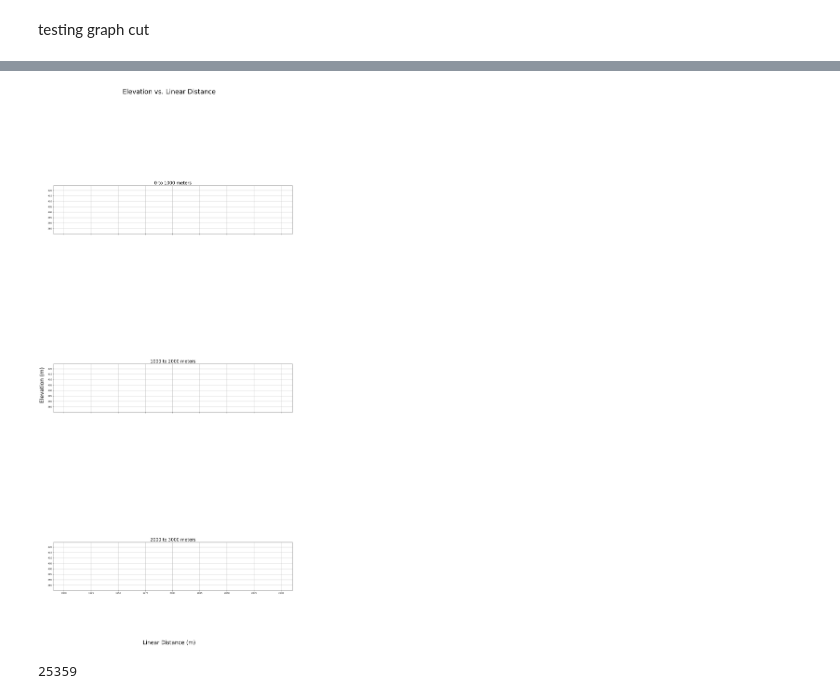
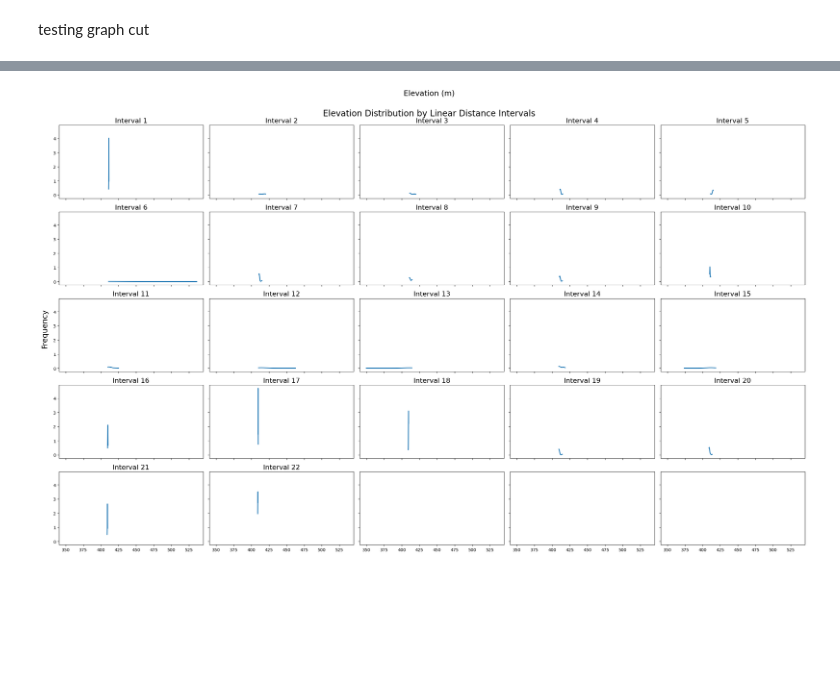
Before and after one commit to 1kaiser/ICESAT2, a Jupyter notebook: ICESAT2_tracks_intersection_plotting.ipynb, the cells around one changed output, grey strips where cells are left out. Saved outputs shown, nothing was run; the diff lists cells and outputs as text; code cells hidden in the pictures; blank space fills up the shorter version.

Commit message:
plotting histograms to the sections

```diff
--- a/ICESAT2_tracks_intersection_plotting.ipynb
+++ b/ICESAT2_tracks_intersection_plotting.ipynb
@@ -349,7 +292,7 @@ points_2 = [Point(lon, lat) for lat, lon in zip(lat_2, lon_2)]
 
 # Find the intersection of the two tracks
 intersection = unary_union([LineString(points_1).intersection(LineString(points_2))])
-buffer_region_in_meters = 1000 #@param {type:"raw"} # in meters
+buffer_region_in_meters = 100 #@param {type:"raw"} # in meters
 buffer_region = 1/(110 * 1000)* buffer_region_in_meters
 
 # Create a buffer around the intersection point
@@ -416,7 +359,7 @@ ax2.set_title('Tracks 1 and 2 with Intersection Buffer')
 ax2.legend(['Track 1', 'Track 2'], loc='lower right', scatterpoints=10)
 ################################################################################< elevation vs latitude
 median_height = np.median(np.concatenate((height_1_buf, height_2_buf)))
-buffer_height = 100 #@param {type:"raw"}
+buffer_height = 1 #@param {type:"raw"}
 
 ax3 = fig.add_axes([0.5 -w_x/2 , 0-h_y , w_x , h_y], sharey=ax2)
 ax3.set_position([pos.x0 + pos.width , pos.y0 , w_x/3, pos.height])
@@ -762,5 +683,4 @@ plt.show()
 # %%
-import numpy as np
 import matplotlib.pyplot as plt
 
 # Define haversine function
@@ -771,58 +691,63 @@ def haversine(lat1, lon1, lat2, lon2):
     lat1 = np.radians(lat1)
     lat2 = np.radians(lat2)
     a = np.sin(dLat/2)**2 + np.cos(lat1)*np.cos(lat2)*np.sin(dLon/2)**2
     c = 2*np.arcsin(np.sqrt(a))
     return R*c*1000.0
 
 # Load data from .npy file
 data = np.load('/content/point_cloud.npy')
 
 # Extract latitude, longitude, and elevation data
-lon = data[:,0]
-lat = data[:,1]
-elev = data[:,2]
+lon, lat, elev = data[:,0], data[:,1], data[:,2]
 
 # Calculate linear distance between points
 dist = np.zeros_like(lat)
 for i in range(1, len(lat)):
     dist[i] = dist[i-1] + haversine(lat[i-1], lon[i-1], lat[i], lon[i])
 
 # Partition along the linear distance axis with 10-meter intervals
-in_terval = 1000
-dist_intervals = np.arange(0, np.ceil(np.max(dist)), in_terval)
+interval = 10
+dist_intervals = np.arange(0, np.ceil(np.max(dist)), interval)
 num_intervals = len(dist_intervals)
 elev_intervals = [np.array([]) for i in range(num_intervals)]
 
 # Append masked elevation values to the corresponding interval array
 for i in range(num_intervals):
-    mask = (dist_intervals[i] <= dist) & (dist < dist_intervals[i] + 10) & (~np.isnan(elev))
+    mask = (dist_intervals[i] <= dist) & (dist < dist_intervals[i] + interval) & (~np.isnan(elev))
     elev_intervals[i] = elev[mask]
+#########################################################################################################################
+import matplotlib.pyplot as plt
+from scipy.stats import gaussian_kde
 
-# Create subplots and plot scatter plots for each interval
-fig, axs = plt.subplots(num_intervals, sharex=True, sharey=True, figsize=(20, 40))
-fig.suptitle('Elevation vs. Linear Distance', fontsize=30)
+# Define the number of rows and columns for the subplots
+num_rows = int(num_intervals**0.5) + 1
+num_cols = int(num_intervals/num_rows) + 1
+num_bins = 1000
+# Create the subplots
+fig, axs = plt.subplots(num_rows, num_cols, sharex=True, sharey=True, figsize=(5 * num_rows, 3 * num_cols), dpi=100)
+fsize = 10
+# Plot the histogram for each interval, with a different color for each interval
 for i in range(num_intervals):
-    axs[i].scatter(dist[mask][::in_terval], elev[mask][::in_terval], s= 1)
-    axs[i].set_aspect('equal')
-    axs[i].set_title(f'{dist_intervals[i]:.0f} to {dist_intervals[i]+in_terval:.0f} meters', fontsize=20)
-    axs[i].grid(True)
+    row_idx = i // num_cols
+    col_idx = i % num_cols
+    x = np.linspace(np.min(elev_intervals[i]), np.max(elev_intervals[i]), num_bins)
+    kde = gaussian_kde(elev_intervals[i])
+    axs[row_idx, col_idx].plot(x, kde(x), linewidth=2)
+    # axs[row_idx, col_idx].hist(elev_intervals[i], bins=num_bins, alpha=0.5, linewidth=20)
+    axs[row_idx, col_idx].set_title('Interval {}'.format(i+1), fontsize= fsize *1.6)
 
-# Set x and y axis labels
+# Add labels and title to the plot
+fig.text(0.5, 1.01, 'Elevation (m)', ha='center', fontsize=fsize *1.8)
+fig.text(-0.01, 0.5, 'Frequency', va='center', rotation='vertical', fontsize= fsize * 1.8)
+fig.suptitle('Elevation Distribution by Linear Distance Intervals', fontsize= fsize * 2.0)
 
-fig.text(0.5, 0.08, 'Linear Distance (m)', ha='center', fontsize=25)
-fig.text(0.08, 0.5, 'Elevation (m)', va='center', rotation='vertical', fontsize=25)
+# Adjust the layout of the subplots
+plt.tight_layout()
 
-# Adjust subplots layout
-plt.subplots_adjust(hspace=0.5)
-
-# Display plot
+# Show the plot
 plt.show()
 # %% [output]
-[figure, old version]
+[figure, new version]
-# %%
-data.shape[0]
-# %% [output]
-25359
 # %%
 import numpy as np
 import matplotlib.pyplot as plt
```
Also changed, not shown: parts of 14 cells of this notebook.
